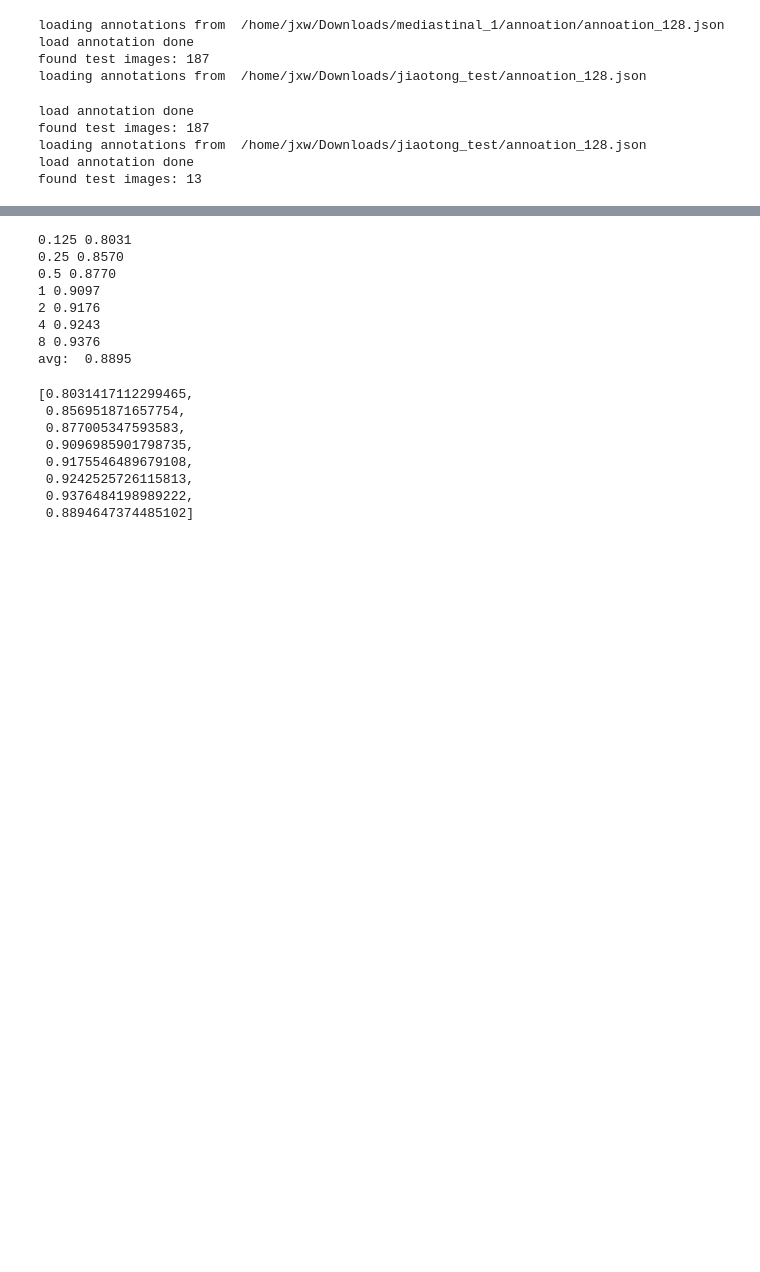
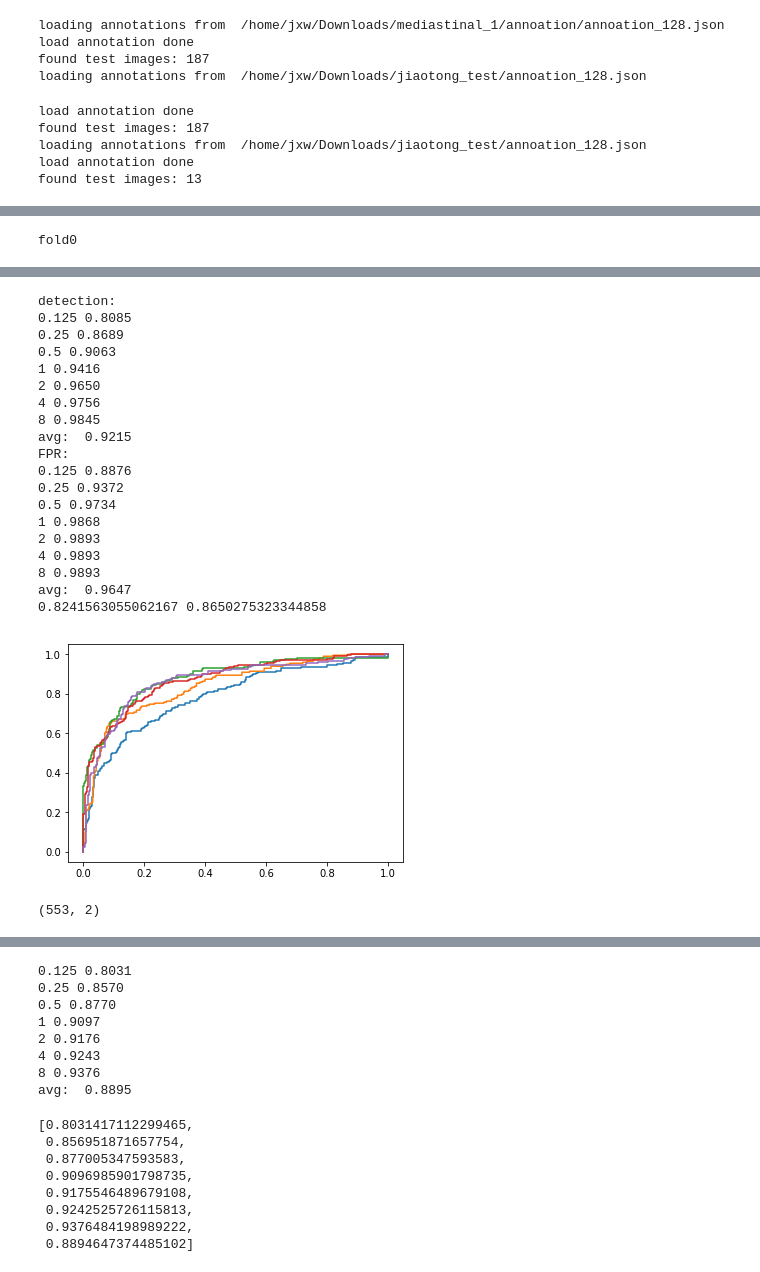
Before and after one commit to jixiaw/lesion_detection, a Jupyter notebook: classify.ipynb, the cells around one changed output, grey strips where cells are left out. Cells and saved outputs as stored; diff of their text form; code cells hidden in the pictures; blank space fills up the shorter version.

Commit message:
get results

```diff
--- a/classify.ipynb
+++ b/classify.ipynb
@@ -520,10 +598,27 @@ def get_FPR_Result(detect, cls):
         now.update(detect[key])
         final_score = np.array(cls[key]["y_pred1"])[:, 1] #+ np.array(now['score'])
 #         print(sorted(final_score)[-3:])
-        idx = final_score>=0.5
+        idx = final_score>=0.3
         idx[:1] = True
 
         now['bbox_pred'] = np.array(detect[key]['bbox_pred'])[idx].tolist()
         now['score'] = np.array(detect[key]['score'])[idx].tolist()
+        now['cls_pred'] = np.array(cls[key]["y_pred2"])[idx].tolist()
+        now['cls_true'] = np.array(cls[key]['y_true'])[idx].tolist()
         cls_result[key] = now
     return cls_result
+# %%
+def get_cls_result(cls):
+    y_pred = []
+    y_true = []
+    for name in cls.keys():
+        y_pred.append(np.array(cls[name]['cls_pred']))
+        y_true.append(np.array(cls[name]['cls_true']))
+    y_pred = np.vstack(y_pred)
+    y_true = np.hstack(y_true)
+    idx = np.where(y_true > 0)
+    y_pred = y_pred[idx]
+    y_true = y_true[idx] - 1
+    y_pred_ = np.argmax(y_pred, axis=1)
+    acc = np.sum(y_pred_ == y_true) / len(y_pred_)
+    return y_pred, y_true, acc
@@ -529,0 +711,27 @@ def get_FPR_Result(detect, cls):
+# %%
+y_preds = []
+y_trues = []
+for fold in ["fold0", "fold1", "fold2", "fold3", "fold4"]:
+    print(fold)
+    cls = []
+    with open('./results/%s_FPN.json' % fold) as f:
+        detect_result1 = json.load(f)
+    with open('./results/%s_FPN_fp.json' % fold) as f:
+        cls_result1 = json.load(f)
+    fpr_result = get_FPR_Result(detect_result1, cls_result1)
+    fpr, tpr, _ = froc(detect_result1, method="iobb", iou_threshold=0.3, nms=False)
+    print("detection:")
+    res = get_sensitivity(fpr, tpr)
+    fpr, tpr, _ = froc(fpr_result, method="iobb", iou_threshold=0.3, nms=False)
+    print("FPR:")
+    res = get_sensitivity(fpr, tpr)
+
+    y_pred, y_true, acc = get_cls_result(fpr_result)
+    y_preds.append(y_pred[:, 1])
+    y_trues.append(y_true)
+    tpr, fpr, th = roc_curve(y_true, y_pred[:, 1])
+    AUC = auc(tpr, fpr)
+    print(acc, AUC)
+    plt.plot(tpr, fpr)
+# %% [output]
+fold0
@@ -529,0 +818,20 @@ def get_FPR_Result(detect, cls):
+detection:
+0.125 0.8085
+0.25 0.8689
+0.5 0.9063
+1 0.9416
+2 0.9650
+4 0.9756
+8 0.9845
+avg:  0.9215
+FPR:
+0.125 0.8876
+0.25 0.9372
+0.5 0.9734
+1 0.9868
+2 0.9893
+4 0.9893
+8 0.9893
+avg:  0.9647
+0.8241563055062167 0.8650275323344858
+[figure, added]
@@ -529,0 +844,4 @@ def get_FPR_Result(detect, cls):
+# %%
+y_pred.shape
+# %% [output]
+(553, 2)
```
Also changed, not shown: parts of 20 cells of this notebook.
